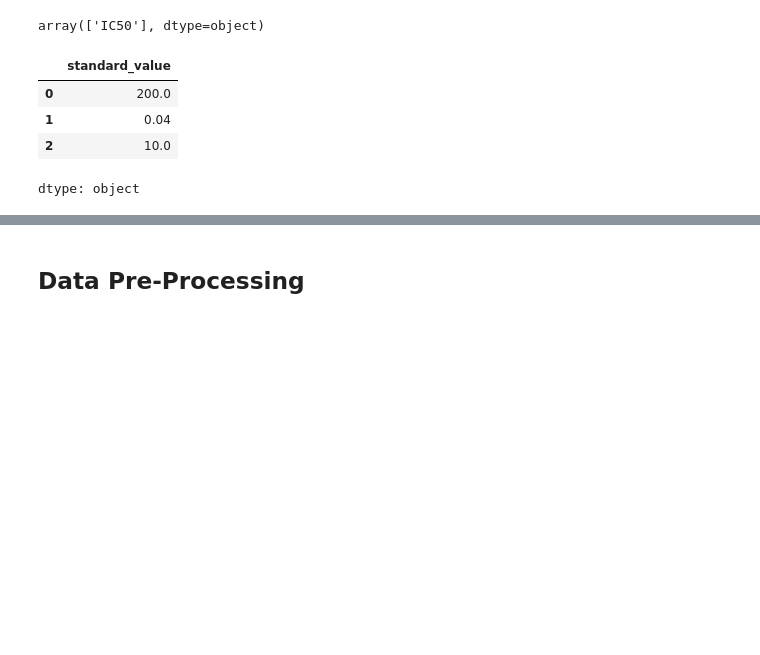
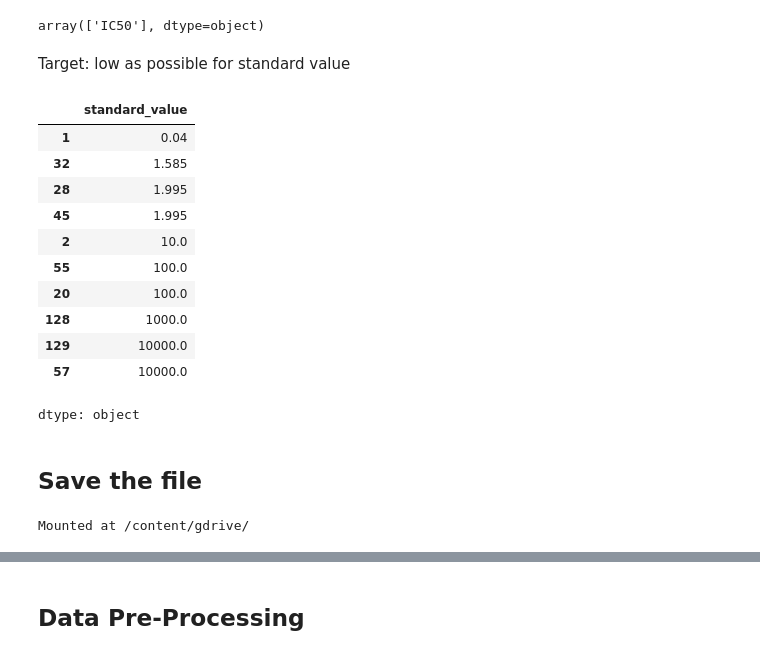
Before and after one commit to samservo09/bioinformatics-bipolar-drug-discovery, a Jupyter notebook: 1-data-collection.ipynb, the cells around one changed output, grey strips where cells are left out. Saved outputs shown, nothing was run; the diff lists cells and outputs as text; code cells hidden in the pictures; blank space fills up the shorter version.

```diff
--- a/1-data-collection.ipynb
+++ b/1-data-collection.ipynb
@@ -49,12 +49,23 @@ df.head(3)
 df.standard_type.unique()
 # %% [output]
 array(['IC50'], dtype=object)
+# %% [markdown]
+Target: low as possible for standard value
 # %%
 # standard value represents potency; lower = better potency of the drug
-df.standard_value.head(3)
+df.standard_value.sort_values().head(10)
 # %% [output]
 |  | standard_value |
-| 0 | 200.0 |
 | 1 | 0.04 |
+| 32 | 1.585 |
+| 28 | 1.995 |
+| 45 | 1.995 |
 | 2 | 10.0 |
+| 55 | 100.0 |
+| 20 | 100.0 |
+| 128 | 1000.0 |
+| 129 | 10000.0 |
+| 57 | 10000.0 |
 dtype: object
+# %% [markdown]
+## Save the file
@@ -60,0 +75,6 @@ dtype: object
+# %%
+# copy the file to google drive to be accessible within colab
+from google.colab import drive
+drive.mount('/content/gdrive/', force_remount=True)
+# %% [output]
+Mounted at /content/gdrive/
```
Also changed, not shown: parts of 26 cells of this notebook.
